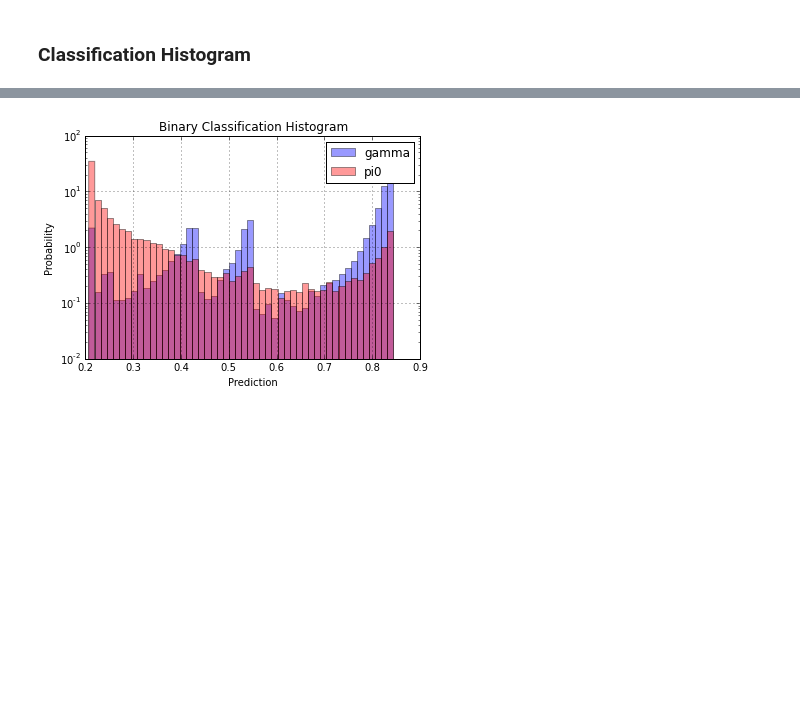
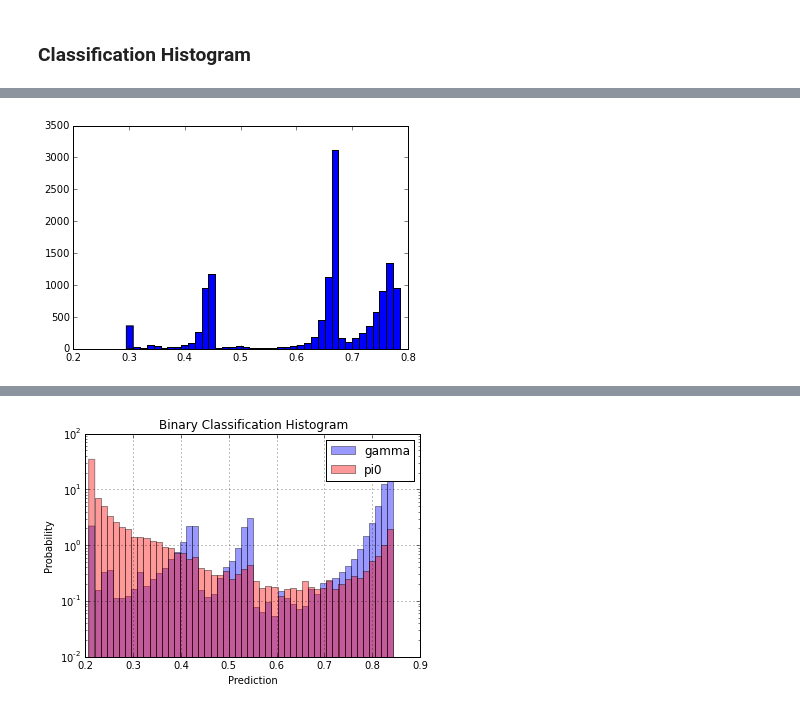
Before and after one commit to cmscaltech/summer16-NikolausHowe, a Jupyter notebook: dense10.ipynb, the cells around one changed output, grey strips where cells are left out. Cells and saved outputs as stored; diff of their text form; code cells hidden in the pictures; blank space fills up the shorter version.

```diff
--- a/dense10.ipynb
+++ b/dense10.ipynb
@@ -108,0 +173,3 @@ draw_histogram(train_data, train_labels, model)
+# %%
+sel = np.where( test_labels==1)
+selb = np.where( test_labels==0)
@@ -108,0 +186,5 @@ draw_histogram(train_data, train_labels, model)
+# %%
+plt.hist( np.ravel(pred[sel]), bins=40)
+plt.show()
+# %% [output]
+[figure, added]
```
Also changed, not shown: parts of 20 cells of this notebook, 17 other files.
